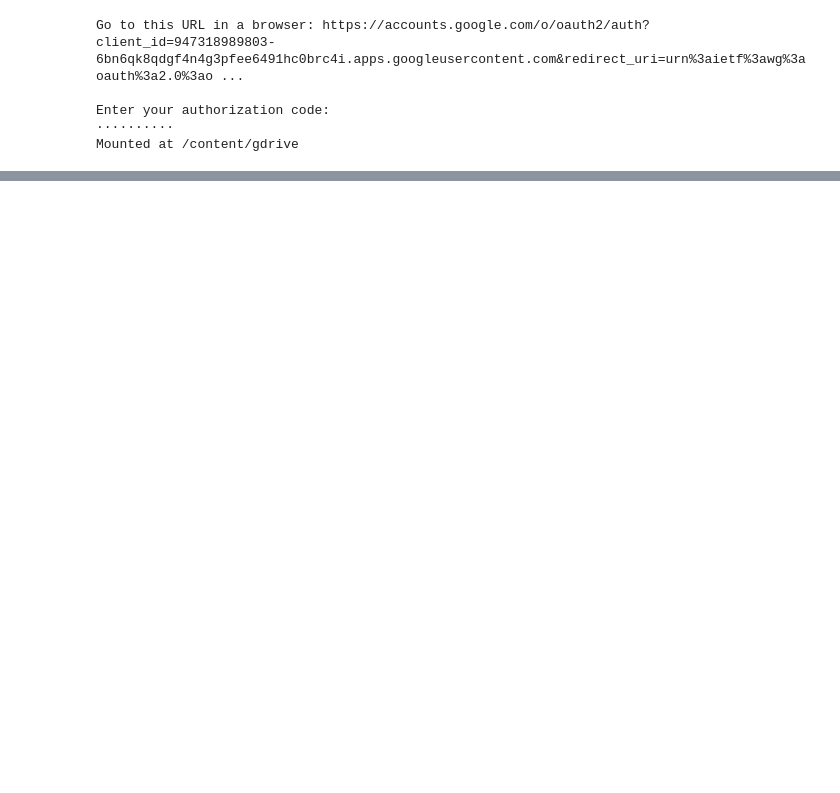
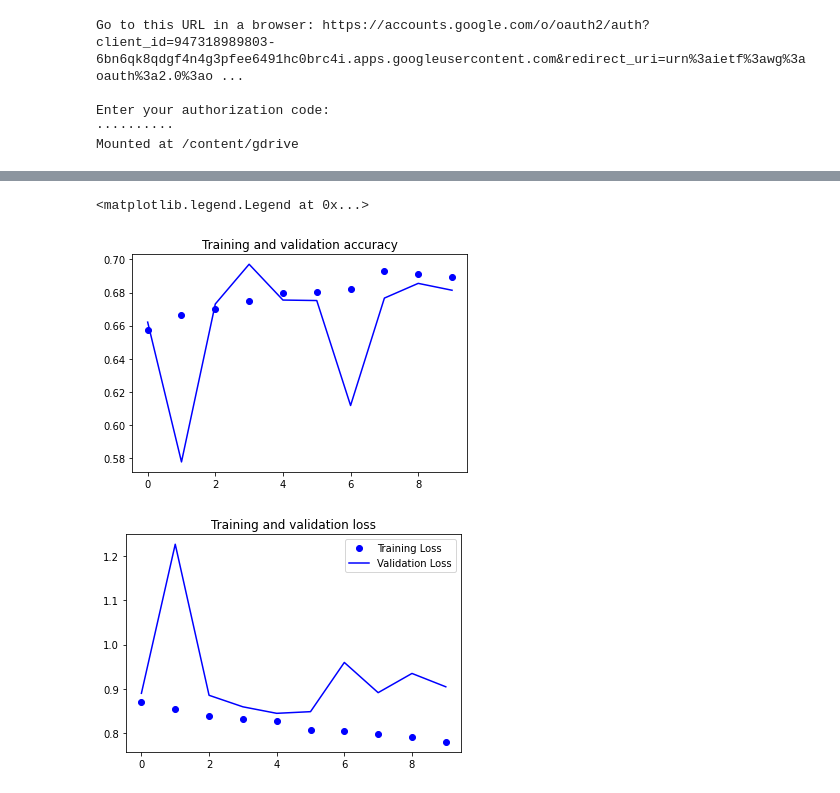
Before and after one commit to Ayuniarfina/Final-Project-Bangkit---JKT4-B, a Jupyter notebook: cleanedfer13.ipynb, the cells around one changed output, grey strips where cells are left out. Drawn from its saved outputs; the diff is of its cells as text; code cells hidden in the pictures; blank space fills up the shorter version.

```diff
--- a/cleanedfer13.ipynb
+++ b/cleanedfer13.ipynb
@@ -15,0 +26,10 @@ zipref.extractall('/tmp/dataset')
+# %%
+# dataset kepisah
+traindir = ('/tmp/dataset')
+traindatagen = tf.keras.preprocessing.image.ImageDataGenerator(rescale=1/255.0,horizontal_flip=True,  validation_split=0.2)
+train_generator = traindatagen.flow_from_directory(traindir, target_size=(150,150), class_mode='categorical', batch_size=32, subset='training')
+test_generator = traindatagen.flow_from_directory(traindir, target_size=(150,150), class_mode='categorical', batch_size=32, subset='validation')
+
+#testdir = ('/tmp/dataset2/images/images/validation')
+#testdatagen = tf.keras.preprocessing.image.ImageDataGenerator(rescale=1/255.0)
+#test_generator = testdatagen.flow_from_directory(testdir, target_size=(150,150), class_mode='categorical', batch_size=32)
@@ -15,0 +72,3 @@ zipref.extractall('/tmp/dataset')
+# %%
+model.compile(loss='categorical_crossentropy', optimizer=tf.keras.optimizers.RMSprop(lr=0.001), metrics=['acc'])
+history= model.fit(train_generator, validation_data=test_generator,epochs=10)
@@ -15,0 +96,23 @@ zipref.extractall('/tmp/dataset')
+# %%
+import matplotlib.pyplot as plt
+acc = history.history['acc']
+val_acc = history.history['val_acc']
+loss = history.history['loss']
+val_loss = history.history['val_loss']
+
+epochs = range(len(acc))
+
+plt.plot(epochs, acc, 'bo', label='Training accuracy')
+plt.plot(epochs, val_acc, 'b', label='Validation accuracy')
+plt.title('Training and validation accuracy')
+
+plt.figure()
+
+plt.plot(epochs, loss, 'bo', label='Training Loss')
+plt.plot(epochs, val_loss, 'b', label='Validation Loss')
+plt.title('Training and validation loss')
+plt.legend()
+# %% [output]
+<matplotlib.legend.Legend at 0x...>
+[figure, added]
+[figure, added]
```
Also changed, not shown: parts of 9 cells of this notebook.
